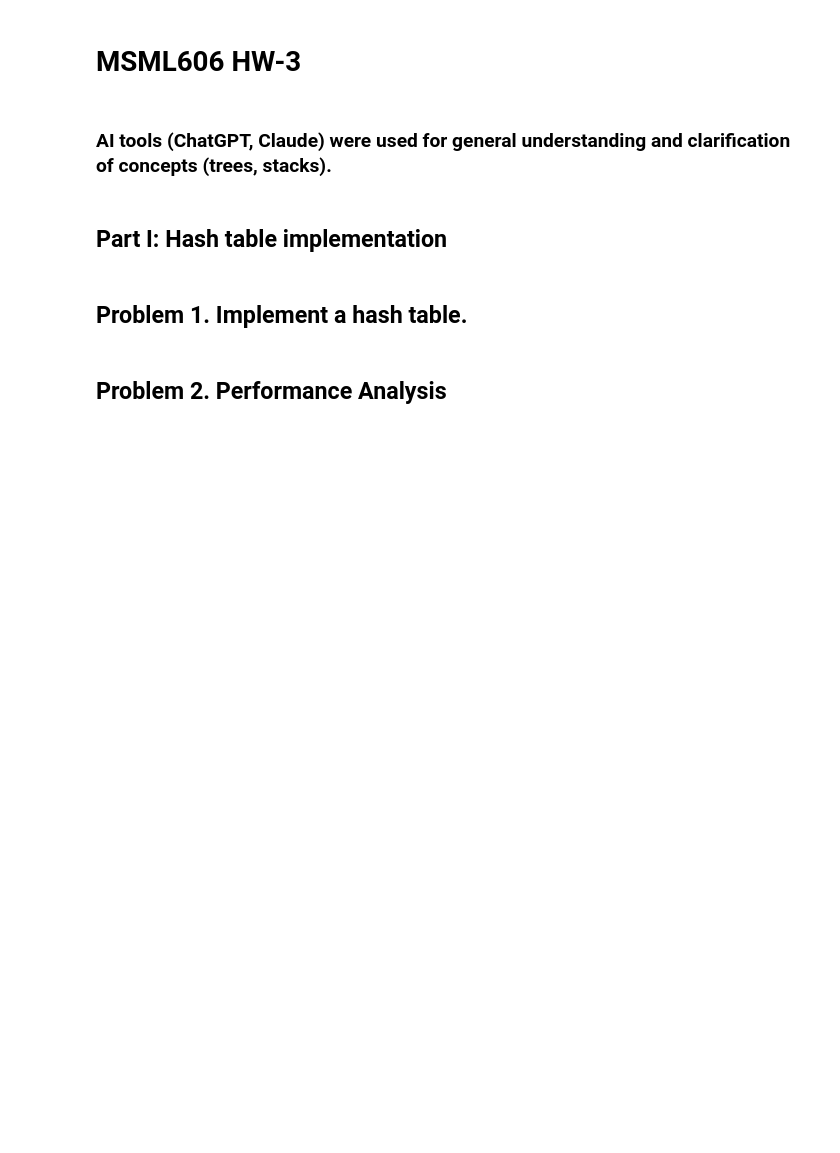
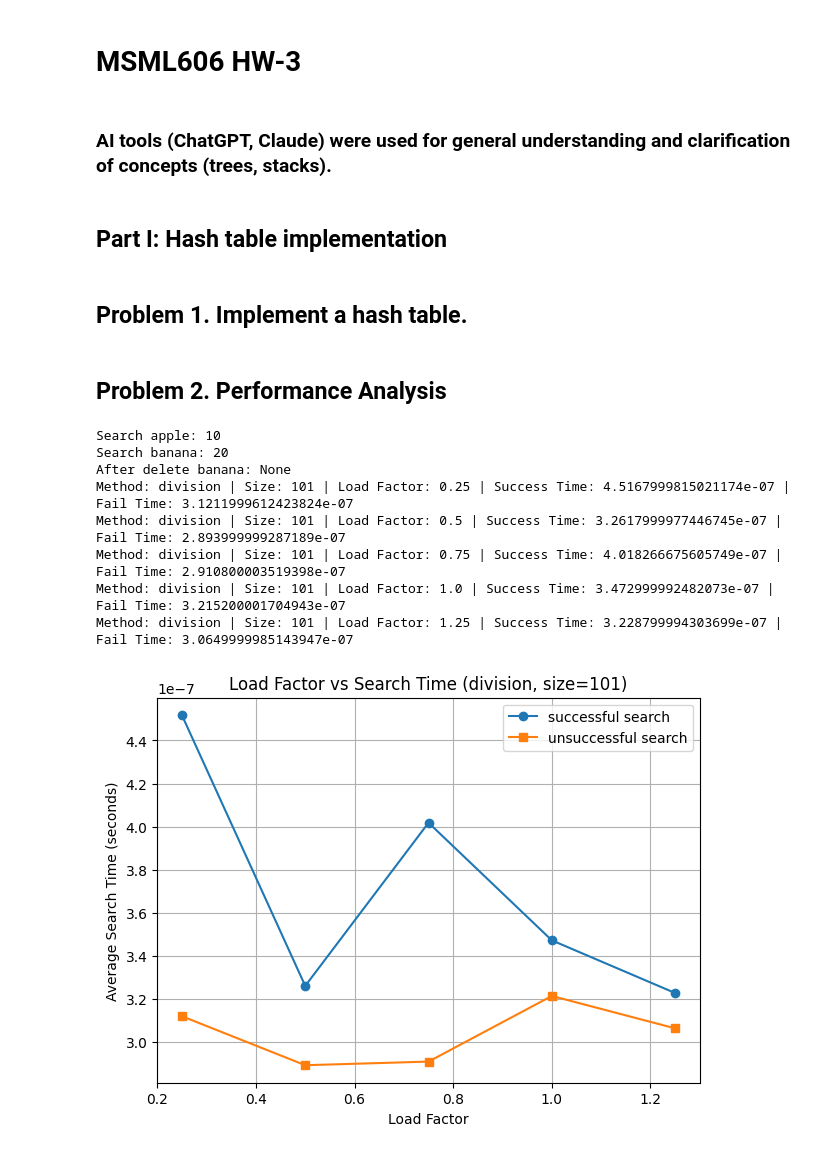
Before and after one commit to Sim2200/MSML606-HW-3, a Jupyter notebook: MSML606 HW3.ipynb, the cells around one changed output. Saved outputs shown, nothing was run; the diff lists cells and outputs as text; code cells hidden in the pictures; blank space fills up the shorter version.

```diff
--- a/MSML606 HW3.ipynb
+++ b/MSML606 HW3.ipynb
@@ -172,30 +172,108 @@ def run_experiments():
                 else:
                     good_keys = keys[:]
 
                 # unsuccessful search
                 bad_keys = []
                 while len(bad_keys) < len(good_keys):
                     x = random.randint(2000000, 3000000)
                     bad_keys.append(x)
 
                 t_good = measure_search_time(h, good_keys)
                 t_bad = measure_search_time(h, bad_keys)
 
                 good_times.append(t_good)
                 bad_times.append(t_bad)
 
                 print("Method:", method,
                       "| Size:", size,
                       "| Load Factor:", round(lf, 2),
                       "| Success Time:", t_good,
                       "| Fail Time:", t_bad)
 
             plt.figure(figsize=(7, 5))
             plt.plot(load_factors, good_times, marker='o', label='successful search')
             plt.plot(load_factors, bad_times, marker='s', label='unsuccessful search')
             plt.xlabel("Load Factor")
             plt.ylabel("Average Search Time (seconds)")
             plt.title("Load Factor vs Search Time (" + method + ", size=" + str(size) + ")")
             plt.legend()
             plt.grid(True)
             plt.show()
+
+    # Experiment 2
+    # Key distribution comparisons
+    fixed_size = 503
+    fixed_load_factor = 0.75
+    n = int(fixed_size * fixed_load_factor)
+
+    distributions = ["uniform", "skewed", "sequential"]
+
+    for method in methods:
+        success_result = []
+        fail_result = []
+        avg_chain_result = []
+        max_chain_result = []
+
+        for dist in distributions:
+            h = HashMap(fixed_size)
+            h.hash_method = method
+
+            keys = generate_keys(dist, n)
+
+            for key in keys:
+                h.insert(key, key * 10)
+
+            if len(keys) > 100:
+                good_keys = random.sample(keys, 100)
+            else:
+                good_keys = keys[:]
+
+            bad_keys = []
+            while len(bad_keys) < len(good_keys):
+                x = random.randint(2000000, 3000000)
+                bad_keys.append(x)
+
+            t_good = measure_search_time(h, good_keys)
+            t_bad = measure_search_time(h, bad_keys)
+
+            success_result.append(t_good)
+            fail_result.append(t_bad)
+            avg_chain_result.append(h.average_chain_length())
+            max_chain_result.append(h.max_chain_length())
+
+            print("\nDistribution:", dist)
+            print("Method:", method)
+            print("Successful search time:", t_good)
+            print("Unsuccessful search time:", t_bad)
+            print("Average chain length:", h.average_chain_length())
+            print("Maximum chain length:", h.max_chain_length())
+
+
+
+
+# example test
+if __name__ == "__main__":
+    h = HashMap(11)
+    h.hash_method = "division"
+
+    h.insert("apple", 10)
+    h.insert("banana", 20)
+    h.insert("orange", 30)
+
+    print("Search apple:", h.search("apple"))
+    print("Search banana:", h.search("banana"))
+
+    h.delete("banana")
+    print("After delete banana:", h.search("banana"))
+
+    run_experiments()
+# %% [output]
+Search apple: 10
+Search banana: 20
+After delete banana: None
+Method: division | Size: 101 | Load Factor: 0.25 | Success Time: 4.5167999815021174e-07 | Fail Time: 3.1211999612423824e-07
+Method: division | Size: 101 | Load Factor: 0.5 | Success Time: 3.2617999977446745e-07 | Fail Time: 2.893999999287189e-07
+Method: division | Size: 101 | Load Factor: 0.75 | Success Time: 4.018266675605749e-07 | Fail Time: 2.910800003519398e-07
+Method: division | Size: 101 | Load Factor: 1.0 | Success Time: 3.472999992482073e-07 | Fail Time: 3.215200001704943e-07
+Method: division | Size: 101 | Load Factor: 1.25 | Success Time: 3.228799994303699e-07 | Fail Time: 3.0649999985143947e-07
+[figure, added]
```
Also changed, not shown: parts of 1 cell of this notebook.
